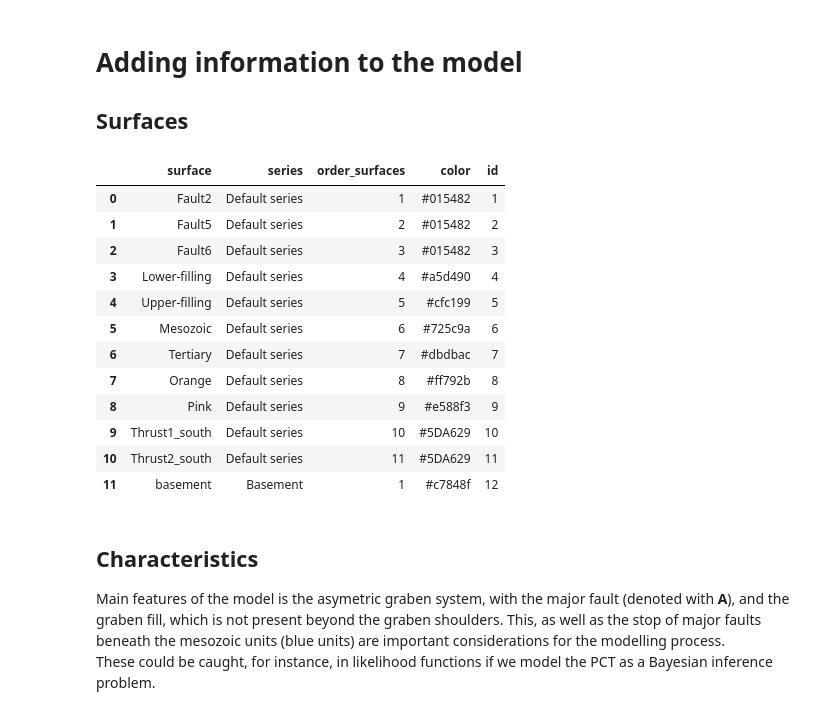
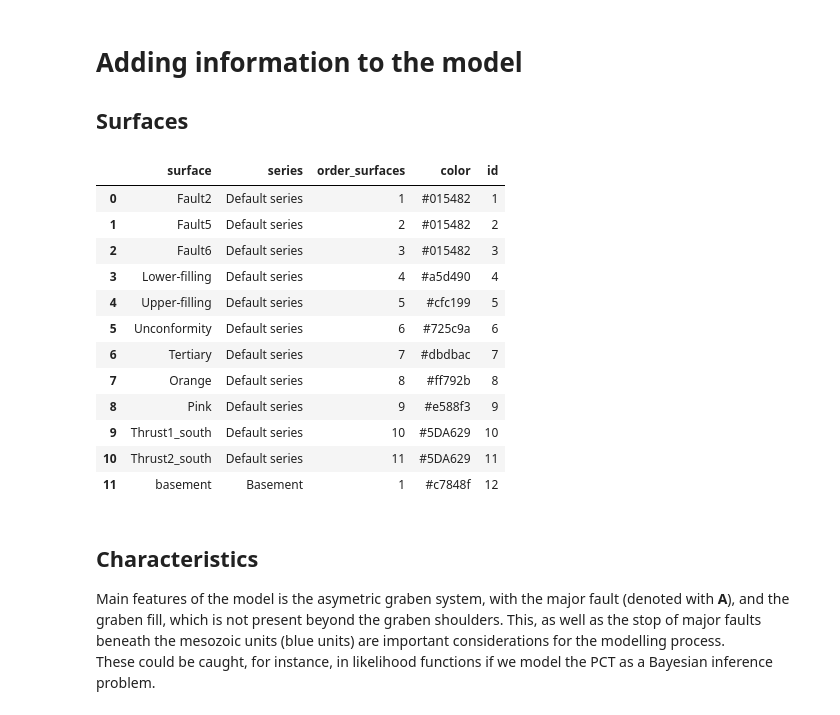
Before and after one commit to Japhiolite/PCT-modelling, a Jupyter notebook: notebooks/Generate POC-model.ipynb, the cells around one changed output. Cells and saved outputs as stored; diff of their text form; code cells hidden in the pictures.

```diff
--- a/notebooks/Generate POC-model.ipynb
+++ b/notebooks/Generate POC-model.ipynb
@@ -96,26 +96,26 @@ plt.show()
 # %%
 col_dict = {'basement': '#c7848f',
            'Lower-filling': '#a5d490',
            'Upper-filling': '#cfc199',
-           'Mesozoic': '#725c9a',
+           'Unconformity': '#725c9a',
            'Orange': '#ff792b',
            'Pink': '#e588f3',
            'Tertiary': '#dbdbac',
            'Fault2': '#015482',
            'Fault5': '#015482',
            'Fault6': '#015482',
            'Thrust1_south': '#5DA629',
            'Thrust2_south': '#5DA629'}
 geo_model.surfaces.colors.change_colors(col_dict)
 geo_model.surfaces
 # %% [output]
 |  | surface | series | order_surfaces | color | id |
 | 0 | Fault2 | Default series | 1 | #015482 | 1 |
 | 1 | Fault5 | Default series | 2 | #015482 | 2 |
 | 2 | Fault6 | Default series | 3 | #015482 | 3 |
 | 3 | Lower-filling | Default series | 4 | #a5d490 | 4 |
 | 4 | Upper-filling | Default series | 5 | #cfc199 | 5 |
-| 5 | Mesozoic | Default series | 6 | #725c9a | 6 |
+| 5 | Unconformity | Default series | 6 | #725c9a | 6 |
 | 6 | Tertiary | Default series | 7 | #dbdbac | 7 |
 | 7 | Orange | Default series | 8 | #ff792b | 8 |
 | 8 | Pink | Default series | 9 | #e588f3 | 9 |
```
Also changed, not shown: parts of 3 cells of this notebook, 8 other files.
